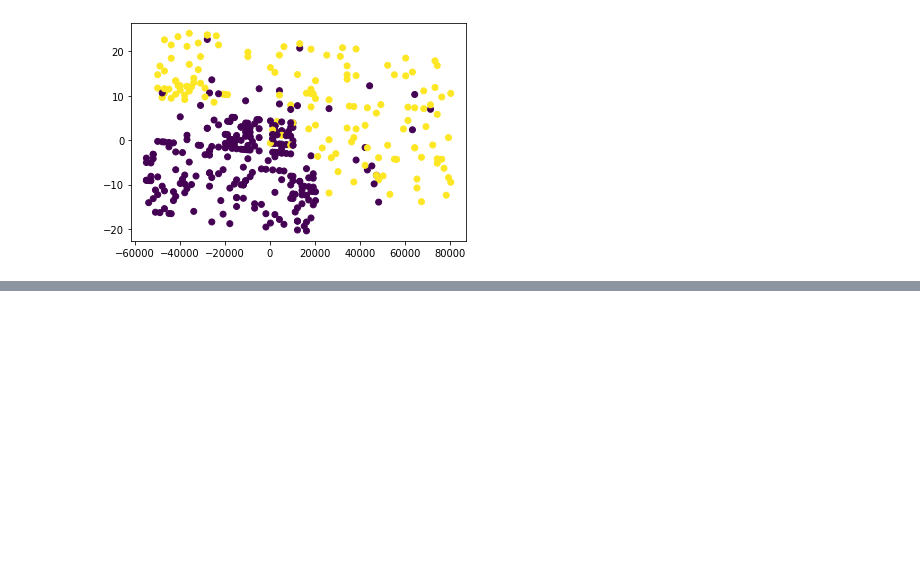
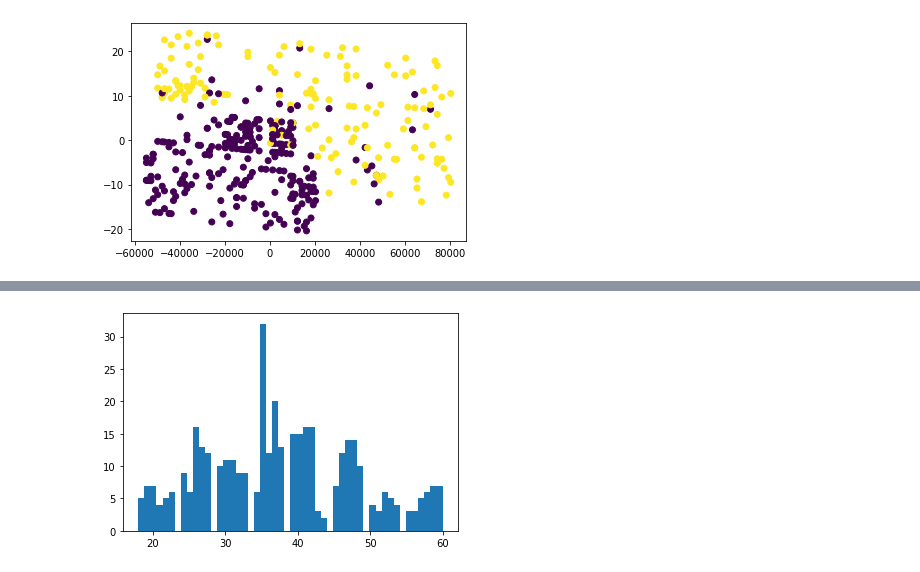
Before and after one commit to Andru-1987/python-deep-learning, a Jupyter notebook: Logistic Regression Ad Purchases.ipynb, the cells around one changed output, grey strips where cells are left out. Saved outputs shown, nothing was run; the diff lists cells and outputs as text; code cells hidden in the pictures; blank space fills up the shorter version.

```diff
--- a/Logistic Regression Ad Purchases.ipynb
+++ b/Logistic Regression Ad Purchases.ipynb
@@ -138,0 +151,5 @@ plt.show()
+# %%
+plt.hist(X['Age'], bins=50)
+plt.show()
+# %% [output]
+[figure, added]
```
Also changed, not shown: parts of 3 cells of this notebook.
